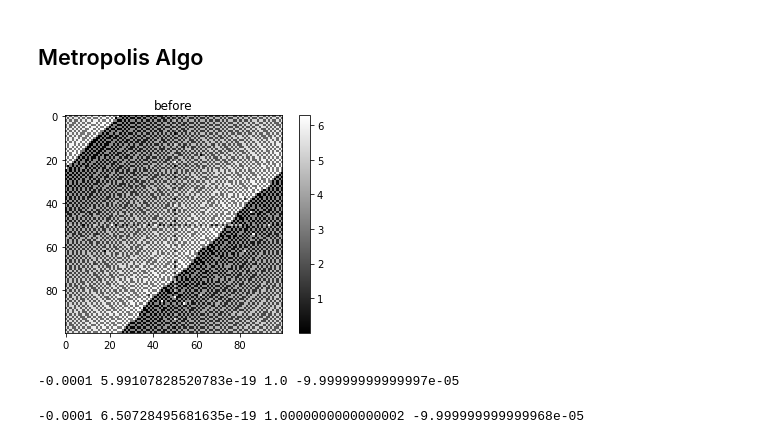
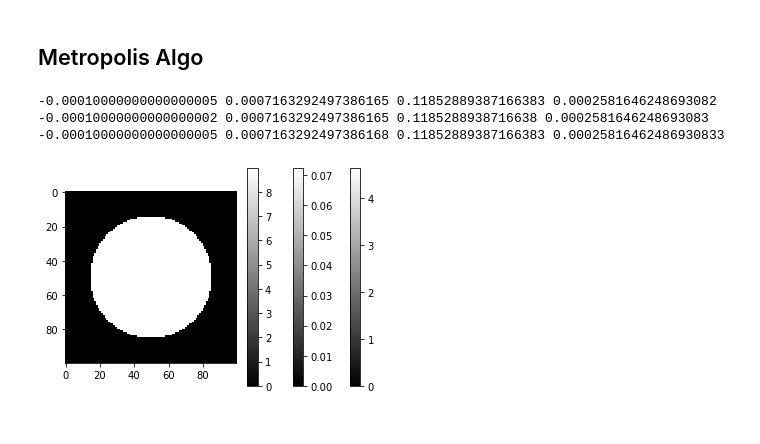
Before and after one commit to jabacousnac/Grier-Lab-Code, a Jupyter notebook: TrapOptimization.ipynb, the cells around one changed output. Drawn from its saved outputs; the diff is of its cells as text; code cells hidden in the pictures.

```diff
--- a/TrapOptimization.ipynb
+++ b/TrapOptimization.ipynb
@@ -100,7 +128,7 @@ def fourier_transf():
     u = get_int_d_DoG() #DoG
     u_f = fft.fft2(u)
     magnitude = np.abs(u_f)
-    phase = np.angle(u_f) + pi #shift from [-pi,pi] -> [0, 2*pi]
+    phase = np.angle(u_f) #+ pi #shift from [-pi,pi] -> [0, 2*pi]
     return phase
 
 def transf_function(rho_j, phi_j): #rho_j and phi_j
@@ -122,6 +150,23 @@ def transf_function(rho_j, phi_j): #rho_j and phi_j
             T[x_index][y_index] = np.exp(arg)
     return T
 
+def aperture():
+    #return an array full of zeros and 1, that simulates a top-hat function (1 inside aperture, 0 outside)
+    xmax, dx = 10e-5, 10e-7
+    u = np.zeros([len(range(int(xmax/dx))),len(range(int(xmax/dx)))])
+    r_lim = 7.171717171717172e-05 #calculated from before
+    xlist = np.linspace(-xmax, xmax, int(xmax/dx))
+    ylist = np.linspace(-xmax, xmax, int(xmax/dx))
+    for xi in range(len(xlist)):
+        for yi in range(len(ylist)):
+            r = np.sqrt(xlist[xi]**2 + ylist[yi]**2)
+            if r<r_lim:
+                u[xi][yi]=1
+    #plt.imshow(u, cmap = 'gray', interpolation = 'nearest')
+    #plt.colorbar()
+    #plt.show()
+    return u
+
 def metropolis(u, trial_phase): #provide the desired scalar amplitude, and the trial phase.
 #1. We first pixelate trial phase.
     mylen = len(trial_phase)
@@ -136,7 +181,7 @@ def metropolis(u, trial_phase): #provide the desired scalar amplitude, and the t
 #3. for these random values, we need to compute phi_j, delta_phi_j, so the corresponding change in the field
         #may be found. rho_j, as well
     phi_j, delta_phi_j = random_px*2*pi/256, (random_px-current_px)*2*pi/256
-    xmax, dx = 10e-4, 10e-6
+    xmax, dx = 10e-5, 10e-7
     rho_j = np.sqrt((-xmax+(random_loc[0]*dx/mylen))**2 + (-xmax+(random_loc[1]*dx/mylen))**2)
 #4. now, let's see how it affects the field
     K = np.exp(1j*trial_phase)
@@ -147,9 +192,11 @@ def metropolis(u, trial_phase): #provide the desired scalar amplitude, and the t
 #5. add this to the existing field
     E_new = E + delta_E
 #6. Obtain desired intensity, and current intensity, normalized.
-    I_d = np.real(u)**2 + np.imag(u)**2
+    I_d = np.real(get_int_d_DoG())**2 + np.imag(get_int_d_DoG())**2
     norm_I_d = I_d / np.sum(I_d.flatten()) #normalize the intensity matrix for calculation of the metric
     I = np.real(E_new)**2 + np.imag(E_new)**2
+    plt.imshow(I, cmap = 'gray', interpolation = 'nearest')
+    plt.colorbar()
     norm_I = I / np.sum(I.flatten())
 #7. obtain the parameters gamma, sigma, f=1/2, for our metric C.
     gamma = np.sum(norm_I_d*norm_I)/np.sum(norm_I_d**2)
@@ -171,25 +218,24 @@ def metropolis(u, trial_phase): #provide the desired scalar amplitude, and the t
 def run(k):
     counter = 0
     phase = fourier_transf() #start with the trial phase
-    plt.figure(0)
-    plt.imshow(phase, cmap = 'gray', interpolation = 'nearest')
-    plt.title('before')
-    plt.colorbar()
-    plt.show()
+    u = aperture()
+    #plt.figure(0)
+    #plt.imshow(phase, cmap = 'gray', interpolation = 'nearest')
+    #plt.title('before')
+    #plt.colorbar()
+    #plt.show()
     while counter < k:
         counter+=1
-        phase = metropolis(get_int_d_DoG(),phase)
+        phase = metropolis(u,phase)
     #plt.figure(1)
     #plt.imshow(phase, cmap = 'gray', interpolation = 'nearest')
     #plt.title('after ' + str(k) + ' runs')
     #plt.colorbar()
     return
-
-def get_u(u_d):
-#take unit amplitude (modeled as top-hat function)
 # %%
-run(2)
+run(3)
 # %% [output]
+-0.00010000000000000005 0.0007163292497386165 0.11852889387166383 0.0002581646248693082
+-0.00010000000000000002 0.0007163292497386165 0.1185288938716638 0.0002581646248693083
+-0.00010000000000000005 0.0007163292497386168 0.11852889387166383 0.00025816462486930833
-[figure, old version]
+[figure, new version]
--0.0001 5.99107828520783e-19 1.0 -9.99999999999997e-05
--0.0001 6.50728495681635e-19 1.0000000000000002 -9.999999999999968e-05
```
Also changed, not shown: parts of 5 cells of this notebook.
